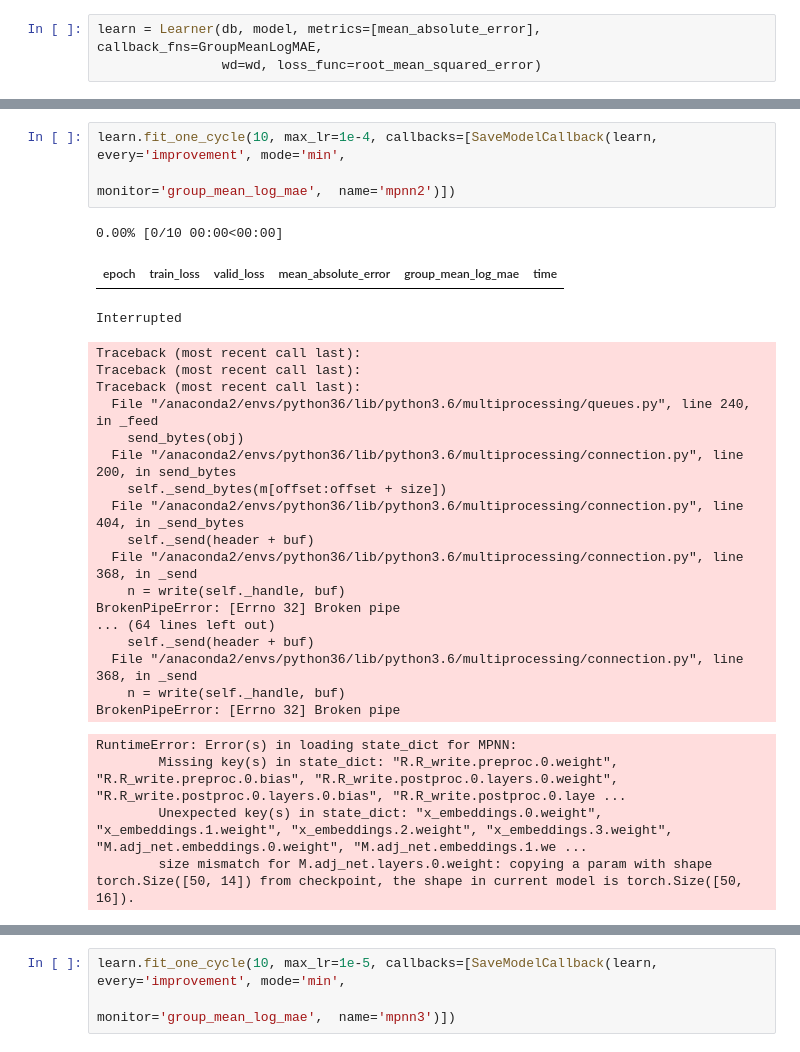
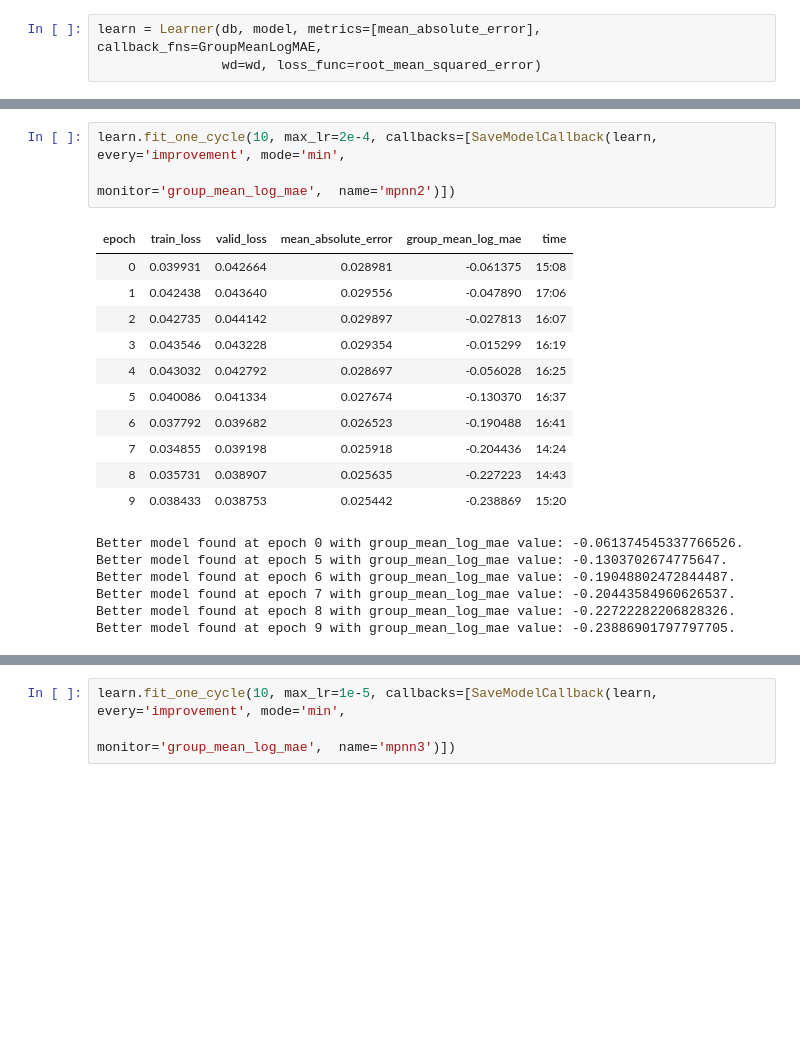
Before and after one commit to robinniesert/kaggle-champs, a Jupyter notebook: nbs/mpnn_cuda.ipynb, the cells around one changed output, grey strips where cells are left out. Drawn from its saved outputs; the diff is of its cells as text; blank space fills up the shorter version.

```diff
--- a/nbs/mpnn_cuda.ipynb
+++ b/nbs/mpnn_cuda.ipynb
@@ -1457,30 +1424,23 @@ learn.recorder.plot_losses()
 # %%
-learn.fit_one_cycle(10, max_lr=1e-4, callbacks=[SaveModelCallback(learn, every='improvement', mode='min',
+learn.fit_one_cycle(10, max_lr=2e-4, callbacks=[SaveModelCallback(learn, every='improvement', mode='min',
                                                                   monitor='group_mean_log_mae',  name='mpnn2')])
 # %% [output]
+| epoch | train_loss | valid_loss | mean_absolute_error | group_mean_log_mae | time |
+| 0 | 0.039931 | 0.042664 | 0.028981 | -0.061375 | 15:08 |
+| 1 | 0.042438 | 0.043640 | 0.029556 | -0.047890 | 17:06 |
+| 2 | 0.042735 | 0.044142 | 0.029897 | -0.027813 | 16:07 |
+| 3 | 0.043546 | 0.043228 | 0.029354 | -0.015299 | 16:19 |
+| 4 | 0.043032 | 0.042792 | 0.028697 | -0.056028 | 16:25 |
+| 5 | 0.040086 | 0.041334 | 0.027674 | -0.130370 | 16:37 |
+| 6 | 0.037792 | 0.039682 | 0.026523 | -0.190488 | 16:41 |
+| 7 | 0.034855 | 0.039198 | 0.025918 | -0.204436 | 14:24 |
+| 8 | 0.035731 | 0.038907 | 0.025635 | -0.227223 | 14:43 |
+| 9 | 0.038433 | 0.038753 | 0.025442 | -0.238869 | 15:20 |
-0.00% [0/10 00:00<00:00]
+Better model found at epoch 0 with group_mean_log_mae value: -0.061374545337766526.
+Better model found at epoch 5 with group_mean_log_mae value: -0.1303702674775647.
+Better model found at epoch 6 with group_mean_log_mae value: -0.19048802472844487.
+Better model found at epoch 7 with group_mean_log_mae value: -0.20443584960626537.
+Better model found at epoch 8 with group_mean_log_mae value: -0.22722282206828326.
+Better model found at epoch 9 with group_mean_log_mae value: -0.23886901797797705.
-| epoch | train_loss | valid_loss | mean_absolute_error | group_mean_log_mae | time |
-Interrupted
-Traceback (most recent call last):
-Traceback (most recent call last):
-Traceback (most recent call last):
-  File "/anaconda2/envs/python36/lib/python3.6/multiprocessing/queues.py", line 240, in _feed
-    send_bytes(obj)
-  File "/anaconda2/envs/python36/lib/python3.6/multiprocessing/connection.py", line 200, in send_bytes
-    self._send_bytes(m[offset:offset + size])
-  File "/anaconda2/envs/python36/lib/python3.6/multiprocessing/connection.py", line 404, in _send_bytes
-    self._send(header + buf)
-  File "/anaconda2/envs/python36/lib/python3.6/multiprocessing/connection.py", line 368, in _send
-    n = write(self._handle, buf)
-BrokenPipeError: [Errno 32] Broken pipe
-... (64 lines left out)
-    self._send(header + buf)
-  File "/anaconda2/envs/python36/lib/python3.6/multiprocessing/connection.py", line 368, in _send
-    n = write(self._handle, buf)
-BrokenPipeError: [Errno 32] Broken pipe
-RuntimeError: Error(s) in loading state_dict for MPNN:
-        Missing key(s) in state_dict: "R.R_write.preproc.0.weight", "R.R_write.preproc.0.bias", "R.R_write.postproc.0.layers.0.weight", "R.R_write.postproc.0.layers.0.bias", "R.R_write.postproc.0.laye ...
-        Unexpected key(s) in state_dict: "x_embeddings.0.weight", "x_embeddings.1.weight", "x_embeddings.2.weight", "x_embeddings.3.weight", "M.adj_net.embeddings.0.weight", "M.adj_net.embeddings.1.we ...
-        size mismatch for M.adj_net.layers.0.weight: copying a param with shape torch.Size([50, 14]) from checkpoint, the shape in current model is torch.Size([50, 16]).
 # %%
 learn.recorder.plot_losses()
```
Also changed, not shown: parts of 20 cells of this notebook, 5 other files.
